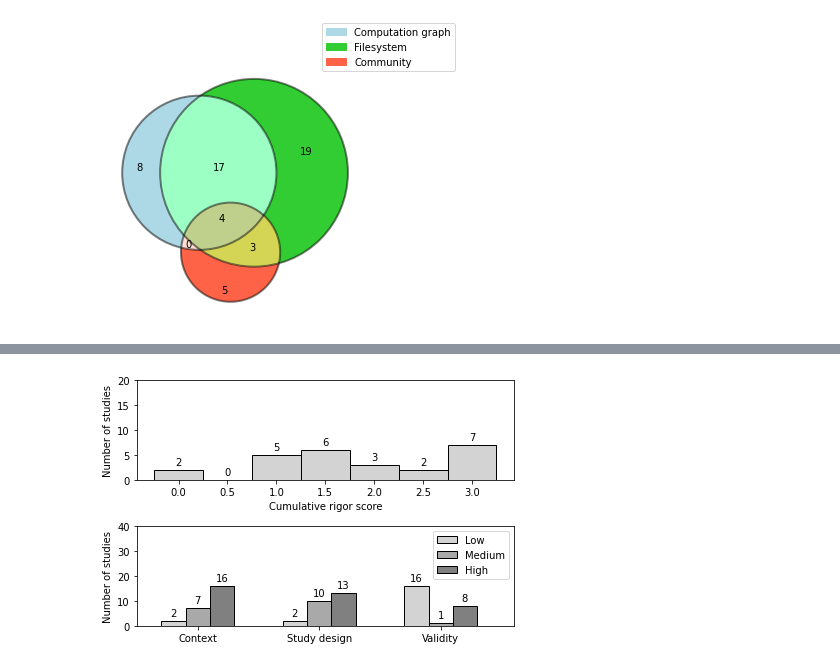
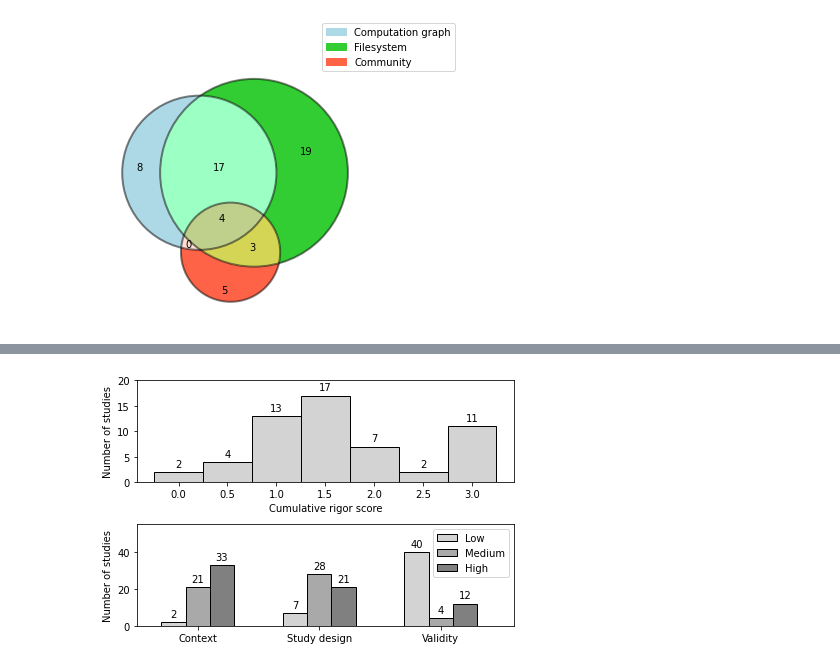
Before and after one commit to S2-group/SLR-2021, a Jupyter notebook: data_analysis/figures.ipynb, the cells around one changed output, grey strips where cells are left out. Drawn from its saved outputs; the diff is of its cells as text; code cells hidden in the pictures.

```diff
--- a/data_analysis/figures.ipynb
+++ b/data_analysis/figures.ipynb
@@ -93,11 +93,11 @@ plt.savefig('figures/rigor_relevance.pdf', bbox_inches='tight')
 # %%
 total_scores = [0, 0.5, 1, 1.5, 2, 2.5, 3]
-no_of_studies = [2, 0, 5, 6, 3, 2, 7]
+no_of_studies = [2, 4, 13, 17, 7, 2, 11]
 
 labels = ['Context', 'Study design', 'Validity']
-score_low = [2, 2, 16]
-score_med = [7, 10, 1]
-score_high = [16, 13, 8]
+score_low = [2, 7, 40]
+score_med = [21, 28, 4]
+score_high = [33, 21, 12]
 
 x = np.arange(len(labels))
 width = 0.20
@@ -112,32 +112,32 @@ rects1 = ax2.bar(x - width, score_low, width, label='Low', color='lightgray', ed
 rects2 = ax2.bar(x, score_med, width, label='Medium', color='darkgray', edgecolor="black")
 rects3 = ax2.bar(x + width, score_high, width, label='High', color='gray', edgecolor="black")
 
 ax2.set_ylabel('Number of studies')
 ax2.set_xticks(x)
 ax2.set_xticklabels(labels)
 ax2.legend()
 
 
 def autolabel(rects, ax):
     for rect in rects:
         height = rect.get_height()
         ax.annotate('{}'.format(height),
                     xy=(rect.get_x() + rect.get_width() / 2, height),
                     xytext=(0, 3),  # 3 points vertical offset
                     textcoords="offset points",
                     ha='center', va='bottom')
 
 autolabel(rects, ax1)
 autolabel(rects1, ax2)
 autolabel(rects2, ax2)
 autolabel(rects3, ax2)
 
 ax1.set_ylim(0, 20)
-ax2.set_ylim(0, 40)
+ax2.set_ylim(0, 55)
 ax2.set_xlim(-0.5, 2.6)
 
 fig.tight_layout()
 
 plt.savefig('figures/rigor_score.pdf', bbox_inches='tight')
 # %% [output]
-[figure, old version]
+[figure, new version]
```
Also changed, not shown: parts of 1 cell of this notebook, 7 other files.
